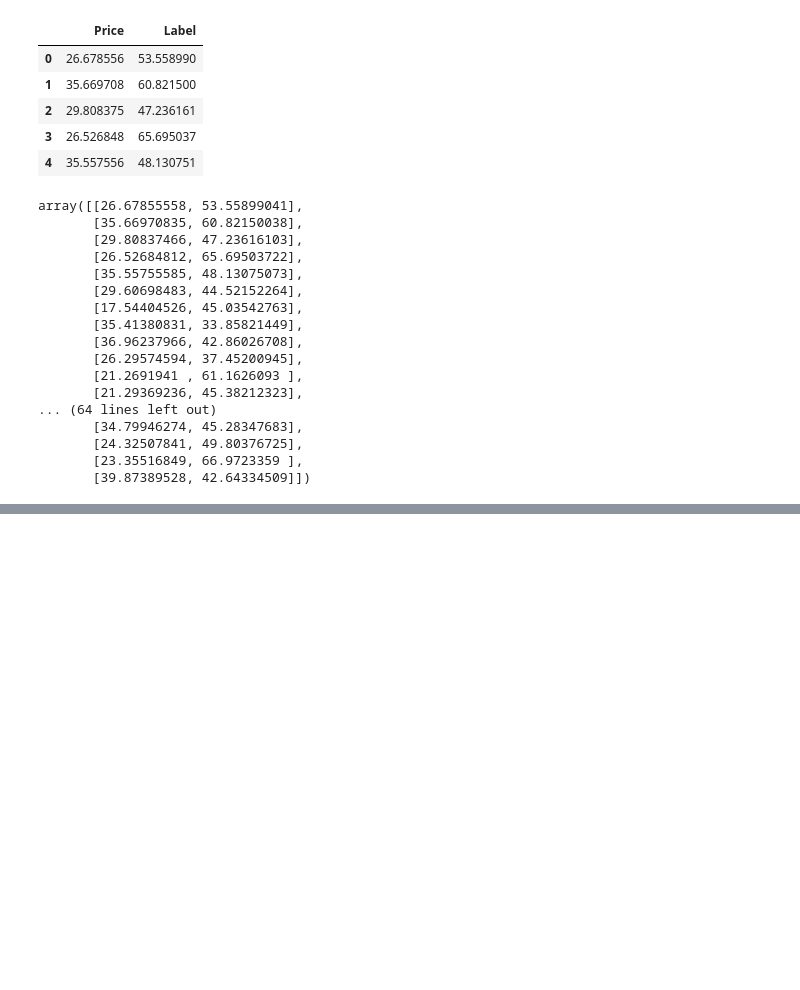
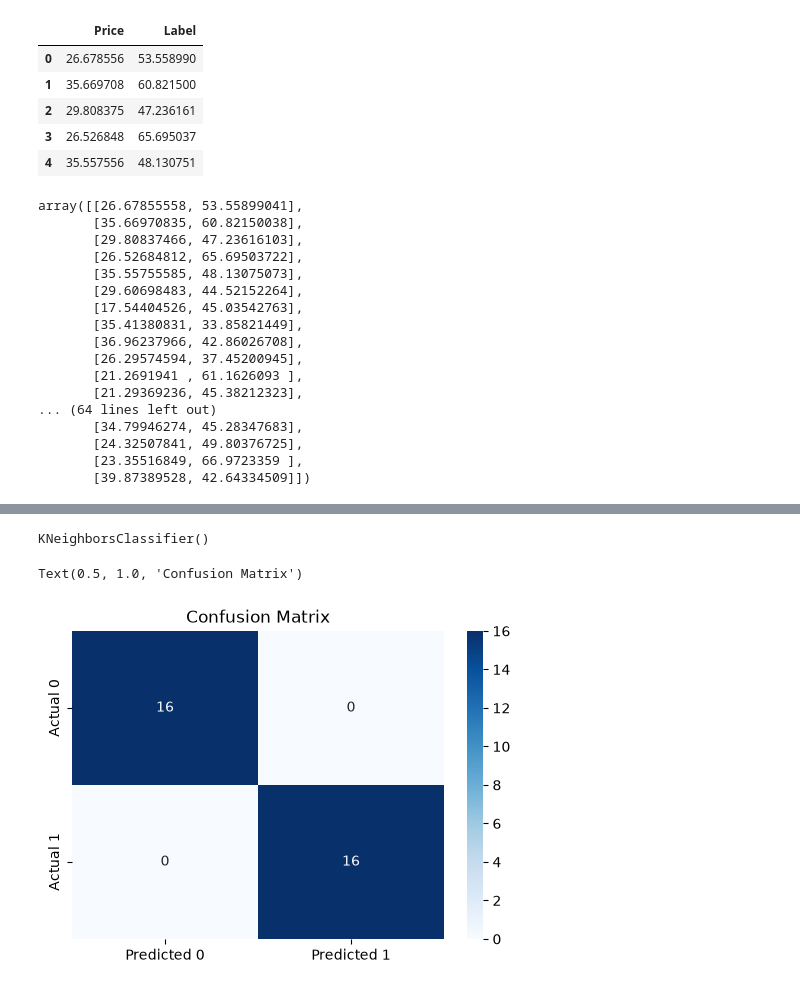
Before and after one commit to mohdsukry/Machine_Learning, a Jupyter notebook: 01_K Nearest Neighbours/011_SampleData.ipynb, the cells around one changed output, grey strips where cells are left out. Cells and saved outputs as stored; diff of their text form; code cells hidden in the pictures; blank space fills up the shorter version.

```diff
--- a/01_K Nearest Neighbours/011_SampleData.ipynb
+++ b/01_K Nearest Neighbours/011_SampleData.ipynb
@@ -95,3 +110,16 @@ print(f'Total 1 in y_train: {total_1}')
 # Scale the data
 scaler = StandardScaler()
 X_train_scaled = scaler.fit_transform(X_train)
+# %%
+# Define K-NN algorithm
+knn = KNeighborsClassifier(n_neighbors=5)
+# %%
+# model fit knn
+knn.fit(X_train_scaled, y_train)
+# %% [output]
+KNeighborsClassifier()
+# %%
+# predict on the test set
+X_test_scaled = scaler.transform(X_test)
+
+y_pred = knn.predict(X_test_scaled)
@@ -97,0 +129,13 @@ X_train_scaled = scaler.fit_transform(X_train)
+# %%
+# Generate a confusion matrix
+from sklearn.metrics import confusion_matrix
+cm = confusion_matrix(y_test, y_pred)
+# %%
+# generate confusion matrix heatmap
+import seaborn as sns
+plt.figure(figsize=(6,4))
+sns.heatmap(cm, annot=True, fmt='d', cmap='Blues', xticklabels=['Predicted 0', 'Predicted 1'], yticklabels=['Actual 0', 'Actual 1'])
+plt.title('Confusion Matrix')
+# %% [output]
+Text(0.5, 1.0, 'Confusion Matrix')
+[figure, added]
```
Also changed, not shown: parts of 14 cells of this notebook.
